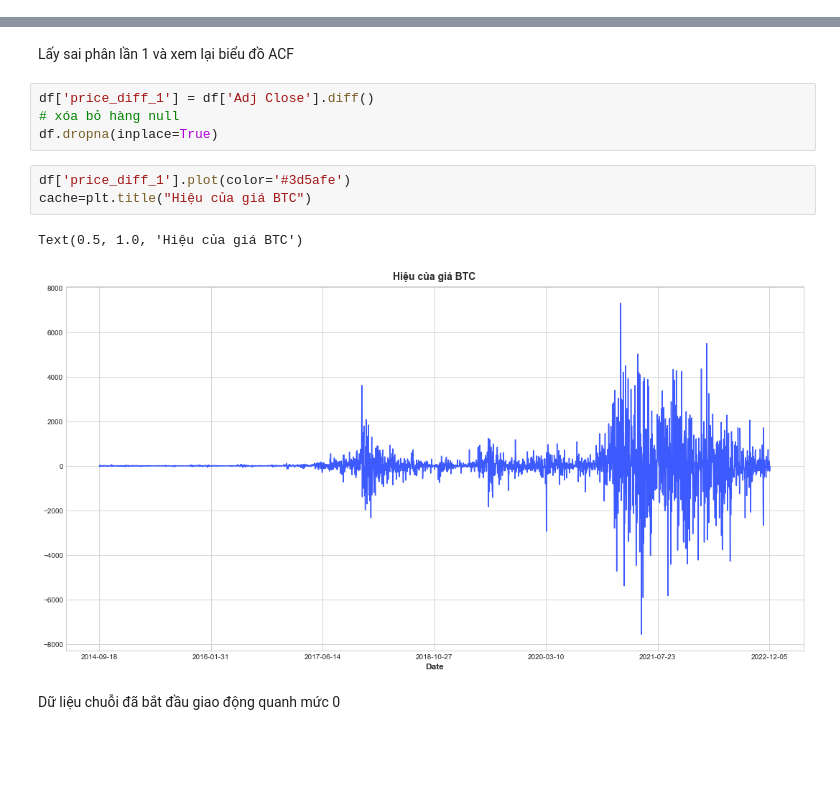
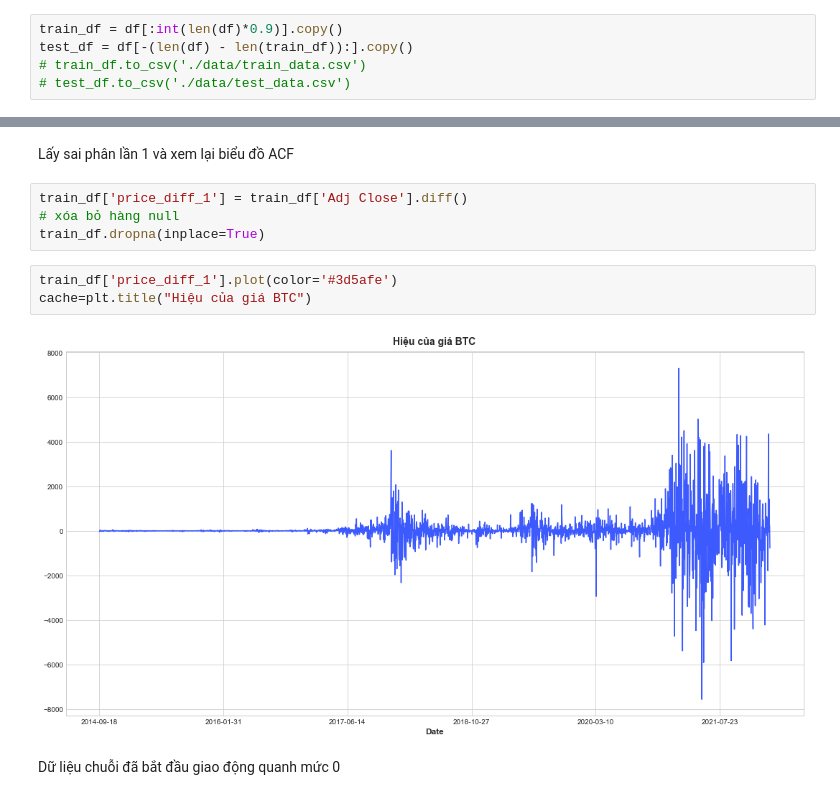
Before and after one commit to NgCuHs3/Bitcoin-Prediction-ARIMA, a Jupyter notebook: Data-Statationary.ipynb, the cells around one changed output, grey strips where cells are left out. Cells and saved outputs as stored; diff of their text form; blank space fills up the shorter version.

Commit message:
fix statation data

```diff
--- a/Data-Statationary.ipynb
+++ b/Data-Statationary.ipynb
@@ -36,3 +38,8 @@ df.set_index(['Date'],inplace=True)
+# %%
+train_df = df[:int(len(df)*0.9)].copy()
+test_df = df[-(len(df) - len(train_df)):].copy()
+# train_df.to_csv('./data/train_data.csv')
+# test_df.to_csv('./data/test_data.csv')
 # %% [markdown]
 ### Xem xét đồ thị của dữ liệu giá bitcoin từ 17-4-2014 tới 8-12-2022
 # %%
@@ -59,15 +66,14 @@ chart = plot_acf(df['Adj Close'],lags=40,ax=ax)
 Lấy sai phân lần 1
 và xem lại biểu đồ ACF
 # %%
-df['price_diff_1'] = df['Adj Close'].diff()
+train_df['price_diff_1'] = train_df['Adj Close'].diff()
 # xóa bỏ hàng null
-df.dropna(inplace=True)
+train_df.dropna(inplace=True)
 # %%
-df['price_diff_1'].plot(color='#3d5afe')
+train_df['price_diff_1'].plot(color='#3d5afe')
 cache=plt.title("Hiệu của giá BTC")
 # %% [output]
-Text(0.5, 1.0, 'Hiệu của giá BTC')
-[figure, old version]
+[figure, new version]
 # %% [markdown]
 Dữ liệu chuỗi đã bắt đầu giao động quanh mức 0
 # %%
```
Also changed, not shown: parts of 5 cells of this notebook, 3 other files.
